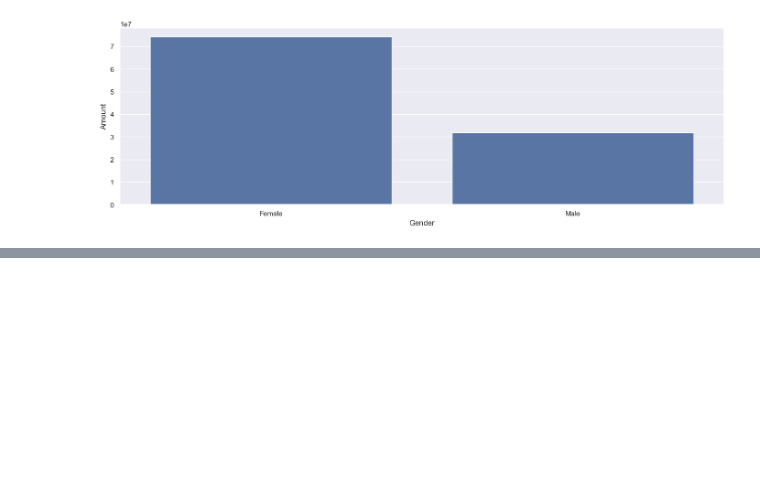
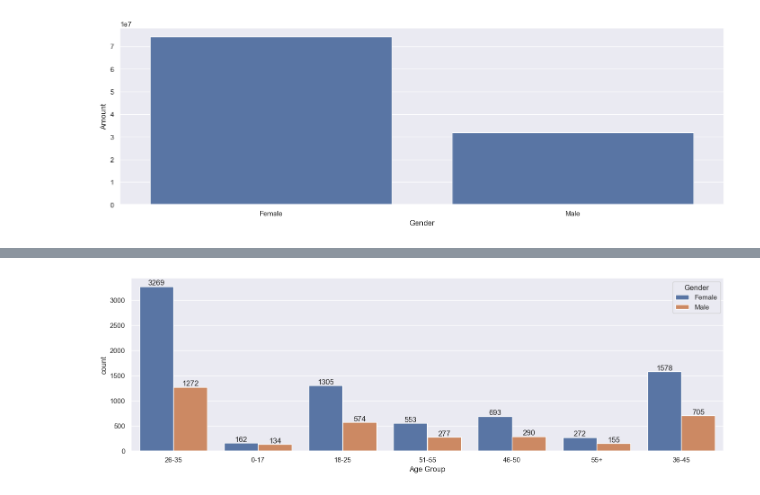
Before and after one commit to shivam2409/Sales_analysis_python, a Jupyter notebook: Sales Analysis.ipynb, the cells around one changed output, grey strips where cells are left out. Drawn from its saved outputs; the diff is of its cells as text; code cells hidden in the pictures; blank space fills up the shorter version.

```diff
--- a/Sales Analysis.ipynb
+++ b/Sales Analysis.ipynb
@@ -211,3 +211,9 @@ sns.barplot(x='Gender',y='Amount',data=amountByGender)
 # %% [output]
 <Axes: xlabel='Gender', ylabel='Amount'>
 [figure]
+# %%
+amountByGender = df.groupby(['Gender'],as_index=False)['Amount'].sum().sort_values(by='Amount',ascending=False)
+sns.barplot(x='Gender',y='Amount',data=amountByGender)
+
+for bars in amountByGender.containers:
+    amountByGender.bar_label(bars)
@@ -213,0 +234,6 @@ sns.barplot(x='Gender',y='Amount',data=amountByGender)
+# %%
+ordersByAgeGroup = sns.countplot(data =df,x= 'Age Group',hue='Gender')
+for bars in ordersByAgeGroup.containers:
+    ordersByAgeGroup.bar_label(bars)
+# %% [output]
+[figure, added]
```
Also changed, not shown: parts of 7 cells of this notebook.
